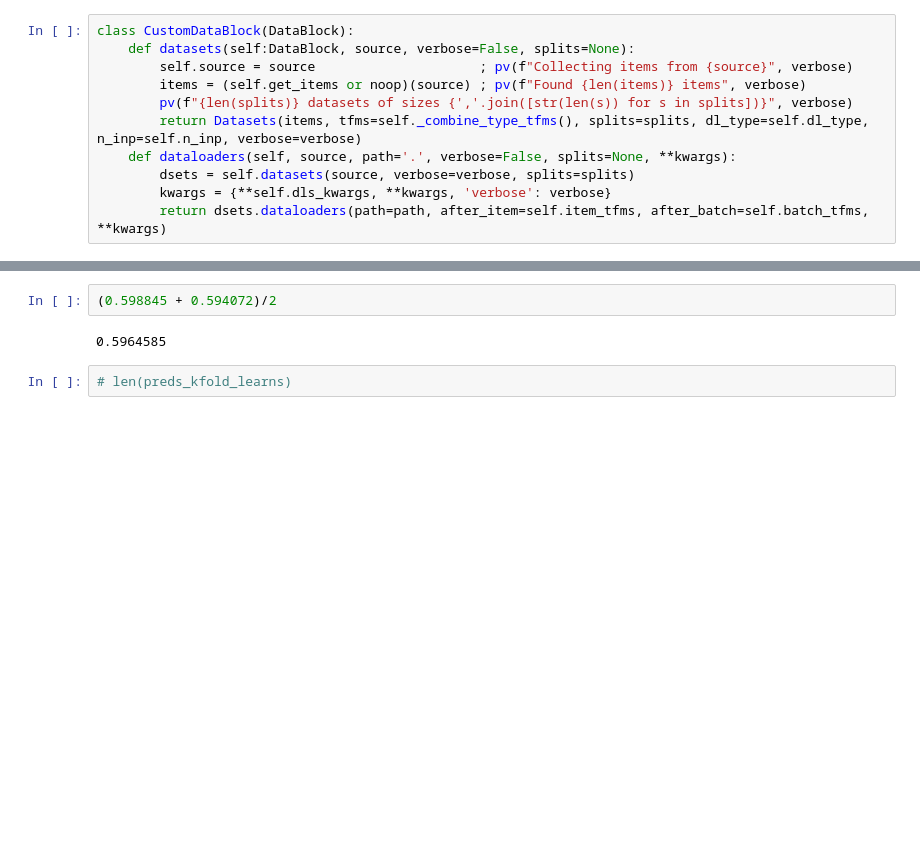
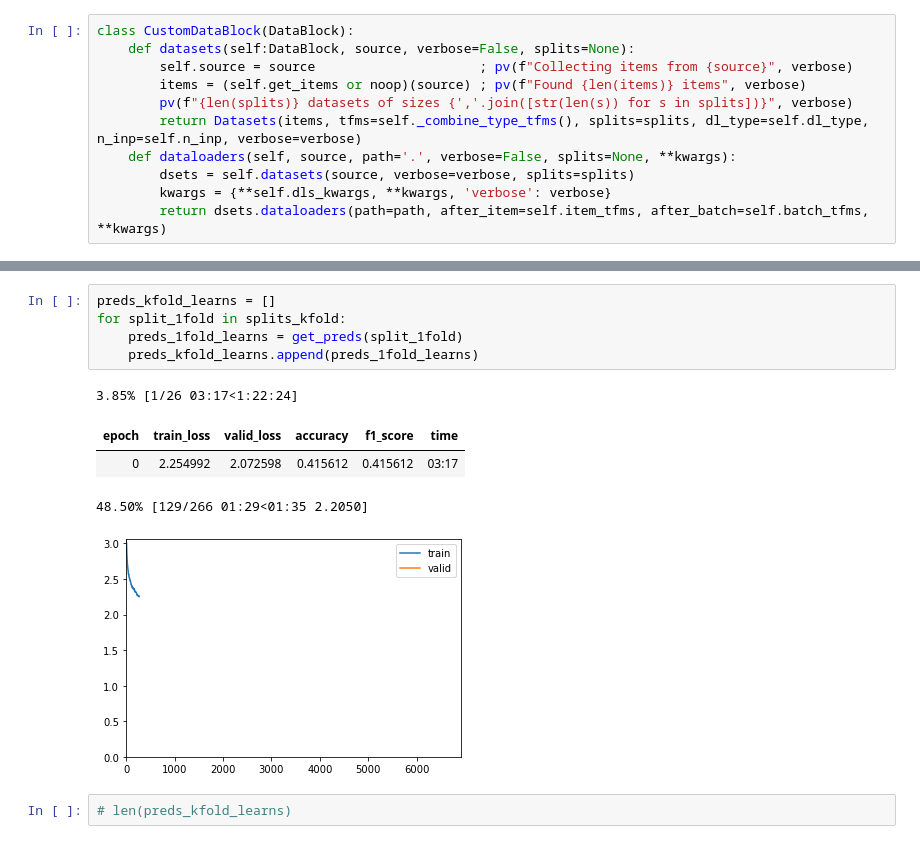
Before and after one commit to dienhoa/music_genre, a Jupyter notebook: resample16K - xresnet16K-mixup-kfold-mish-spectro.ipynb, the cells around one changed output, grey strips where cells are left out. Cells and saved outputs as stored; diff of their text form; blank space fills up the shorter version.

```diff
--- a/resample16K - xresnet16K-mixup-kfold-mish-spectro.ipynb
+++ b/resample16K - xresnet16K-mixup-kfold-mish-spectro.ipynb
@@ -238,7 +237,14 @@ preds_kfold_learns = [get_preds(split_1fold) for split_1fold in splits_kfold[:2]
-# %%
-(0.598845 + 0.594072)/2
-# %% [output]
-0.5964585
+# %%
+preds_kfold_learns = []
+for split_1fold in splits_kfold:
+    preds_1fold_learns = get_preds(split_1fold)
+    preds_kfold_learns.append(preds_1fold_learns)
+# %% [output]
+3.85% [1/26 03:17<1:22:24]
+| epoch | train_loss | valid_loss | accuracy | f1_score | time |
+| 0 | 2.254992 | 2.072598 | 0.415612 | 0.415612 | 03:17 |
+48.50% [129/266 01:29<01:35 2.2050]
+[figure, added]
 # %%
 # len(preds_kfold_learns)
 # %%
```
Also changed, not shown: parts of 32 cells of this notebook.
